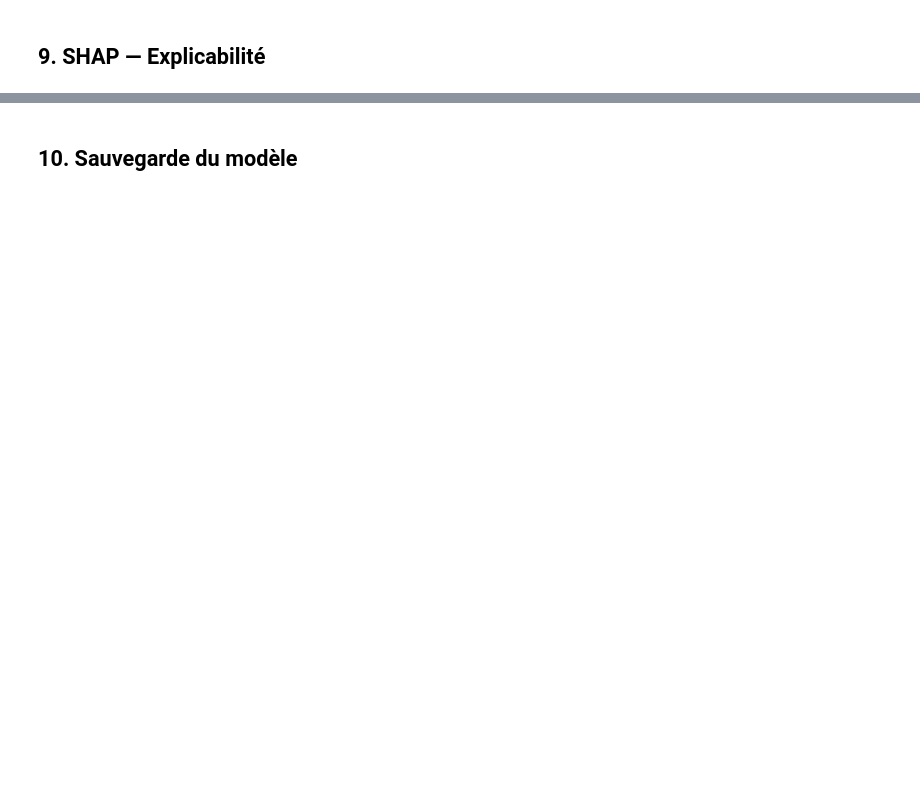
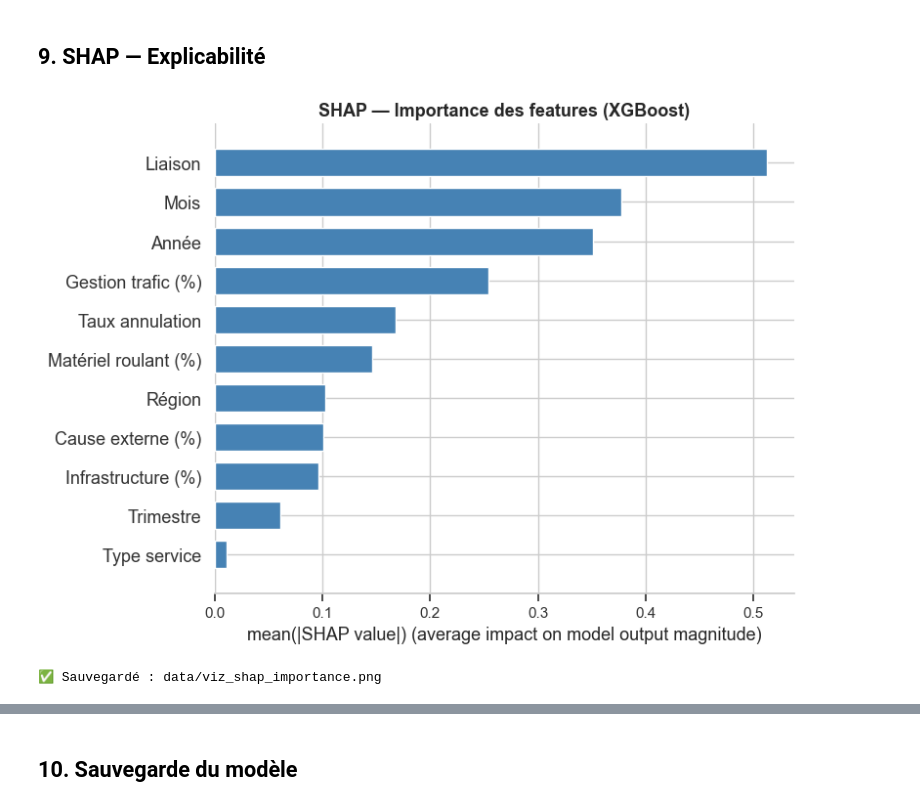
Before and after one commit to NaimMG/railsafe, a Jupyter notebook: notebooks/02_training.ipynb, the cells around one changed output, grey strips where cells are left out. Drawn from its saved outputs; the diff is of its cells as text; code cells hidden in the pictures; blank space fills up the shorter version.

```diff
--- a/notebooks/02_training.ipynb
+++ b/notebooks/02_training.ipynb
@@ -283,38 +338,41 @@ print('✅ Sauvegardé : data/viz_roc_confusion.png')
 # %% [markdown]
 ## 9. SHAP — Explicabilité
 # %%
-# SHAP values
-explainer   = shap.TreeExplainer(model)
+# SHAP values — fix compatibilité XGBoost 3.x
+explainer   = shap.TreeExplainer(model.get_booster())
 shap_values = explainer.shap_values(X_test)
 
 # Noms lisibles
 feature_names_fr = {
     'annee'                                          : 'Année',
     'mois'                                           : 'Mois',
     'trimestre'                                      : 'Trimestre',
     'taux_annulation'                                : 'Taux annulation',
     'Prct retard pour causes externes'               : 'Cause externe (%)',
     'Prct retard pour cause infrastructure'          : 'Infrastructure (%)',
     'Prct retard pour cause gestion trafic'          : 'Gestion trafic (%)',
     'Prct retard pour cause matériel roulant'        : 'Matériel roulant (%)',
     'type_service_enc'                               : 'Type service',
     'region_enc'                                     : 'Région',
     'liaison_enc'                                    : 'Liaison',
 }
 X_test_named = X_test.rename(columns=feature_names_fr)
 
 fig, ax = plt.subplots(figsize=(10, 7))
 shap.summary_plot(
     shap_values, X_test_named,
     plot_type='bar',
     show=False,
     color='steelblue'
 )
 plt.title('SHAP — Importance des features (XGBoost)', fontweight='bold', fontsize=13)
 plt.tight_layout()
 plt.savefig('../data/viz_shap_importance.png', dpi=120, bbox_inches='tight')
 plt.show()
 print('✅ Sauvegardé : data/viz_shap_importance.png')
+# %% [output]
+[figure, added]
+✅ Sauvegardé : data/viz_shap_importance.png
 # %%
 # SHAP beeswarm (impact directionnel)
 fig, ax = plt.subplots(figsize=(10, 7))
```
Also changed, not shown: parts of 11 cells of this notebook, 2 other files.
